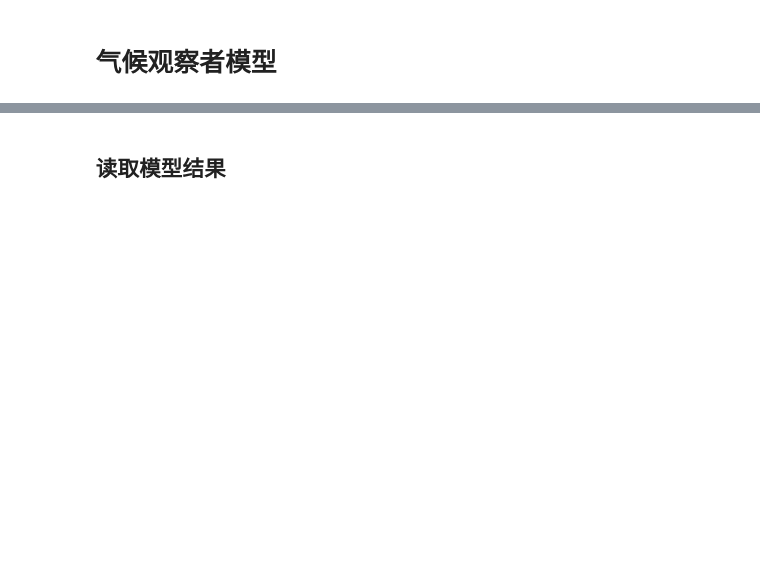
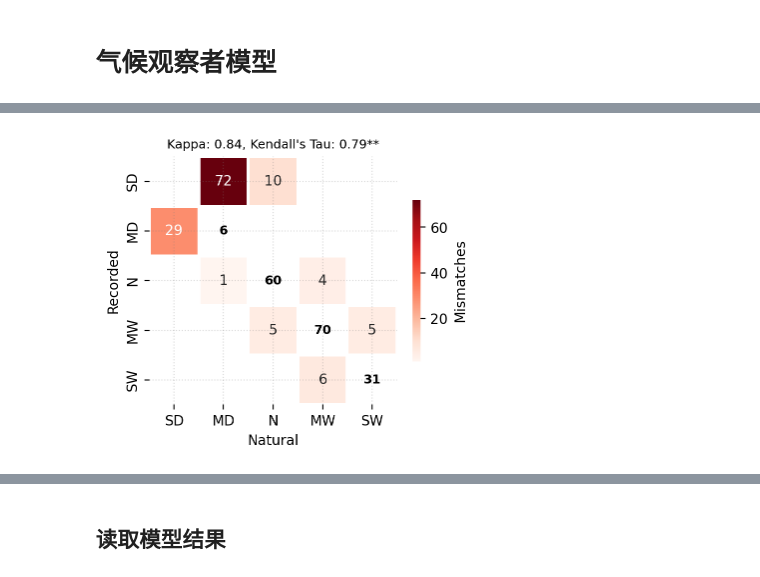
Before and after one commit to SongshGeo/shifting_baseline, a Jupyter notebook: reports/abm.ipynb, the cells around one changed output, grey strips where cells are left out. Saved outputs shown, nothing was run; the diff lists cells and outputs as text; code cells hidden in the pictures; blank space fills up the shorter version.

```diff
--- a/reports/abm.ipynb
+++ b/reports/abm.ipynb
@@ -52,0 +59,26 @@ plot_confusion_matrix(historical_mode, classified, dropna=True)
+# %%
+from past1000.calibration import (
+    analyze_mismatch,
+    notna_confusion_matrix,
+    mismatch_stats,
+    dropna_series,
+)
+from past1000.utils.plot import plot_confusion_matrix
+from past1000.constants import TICK_LABELS
+from past1000.abm import Model
+
+
+cm_df = notna_confusion_matrix(
+    y_true=model.estimation["classified"],
+    y_pred=model.estimation["expect"],
+    labels=TICK_LABELS,
+    dropna=True,
+)
+title = mismatch_stats(
+    y_true=model.estimation["classified"],
+    y_pred=model.estimation["expect"],
+    as_str=True,
+)
+plot_confusion_matrix(cm_df=cm_df, title=title);
+# %% [output]
+[figure, added]
```
Also changed, not shown: parts of 18 cells of this notebook, 4 other files.
